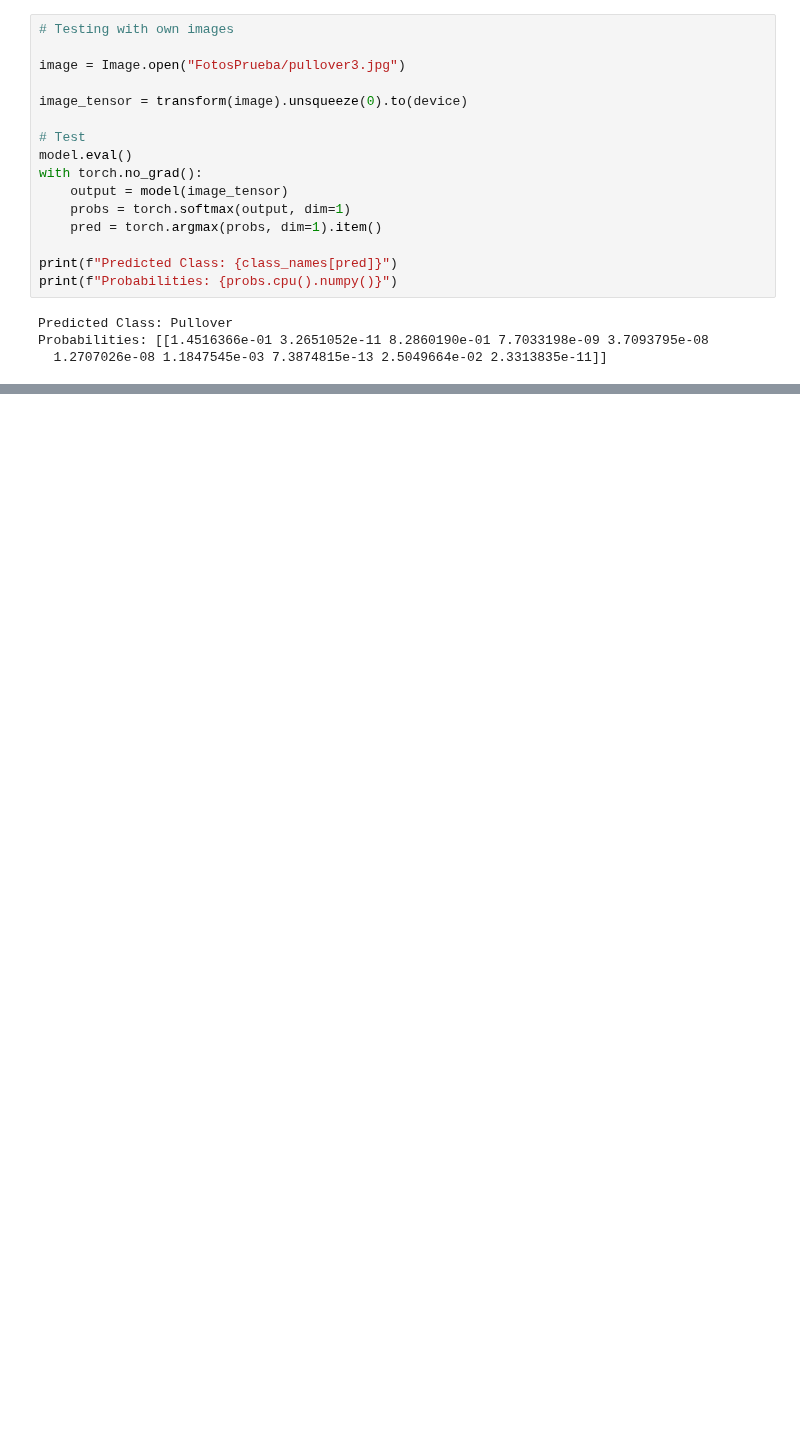
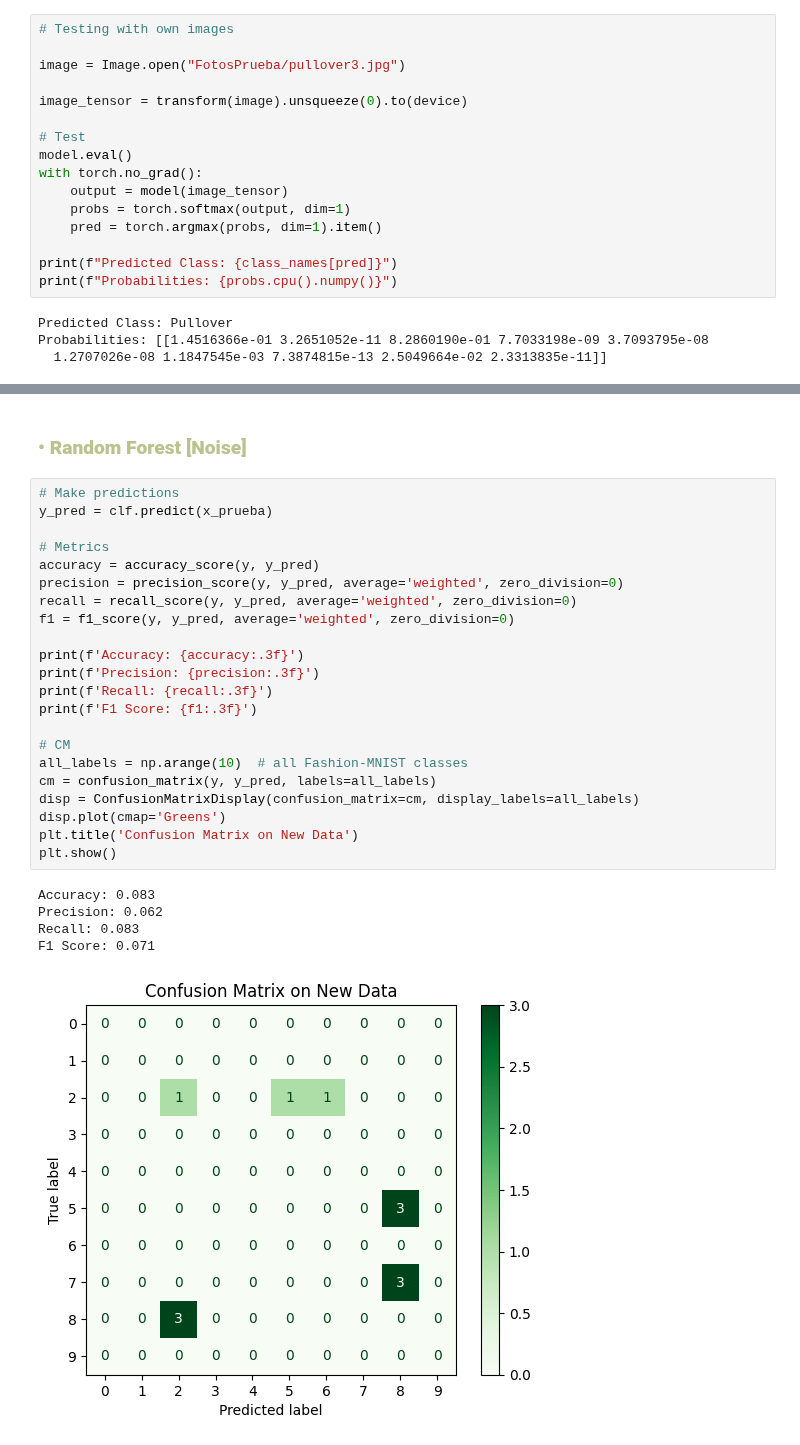
Before and after one commit to ch0fas/ML_Projects, a Jupyter notebook: fashion_mnist.ipynb, the cells around one changed output, grey strips where cells are left out. Saved outputs shown, nothing was run; the diff lists cells and outputs as text; blank space fills up the shorter version.

```diff
--- a/fashion_mnist.ipynb
+++ b/fashion_mnist.ipynb
@@ -597,0 +668,30 @@ Probabilities: [[1.4516366e-01 3.2651052e-11 8.2860190e-01 7.7033198e-09 3.70937
+# %% [markdown]
+### <font color= #bbc28d>• **Random Forest [Noise]** </font>
+# %%
+# Make predictions
+y_pred = clf.predict(x_prueba)
+
+# Metrics
+accuracy = accuracy_score(y, y_pred)
+precision = precision_score(y, y_pred, average='weighted', zero_division=0)
+recall = recall_score(y, y_pred, average='weighted', zero_division=0)
+f1 = f1_score(y, y_pred, average='weighted', zero_division=0)
+
+print(f'Accuracy: {accuracy:.3f}')
+print(f'Precision: {precision:.3f}')
+print(f'Recall: {recall:.3f}')
+print(f'F1 Score: {f1:.3f}')
+
+# CM
+all_labels = np.arange(10)  # all Fashion-MNIST classes
+cm = confusion_matrix(y, y_pred, labels=all_labels)
+disp = ConfusionMatrixDisplay(confusion_matrix=cm, display_labels=all_labels)
+disp.plot(cmap='Greens')
+plt.title('Confusion Matrix on New Data')
+plt.show()
+# %% [output]
+Accuracy: 0.083
+Precision: 0.062
+Recall: 0.083
+F1 Score: 0.071
+[figure, added]
```
Also changed, not shown: parts of 9 cells of this notebook.
